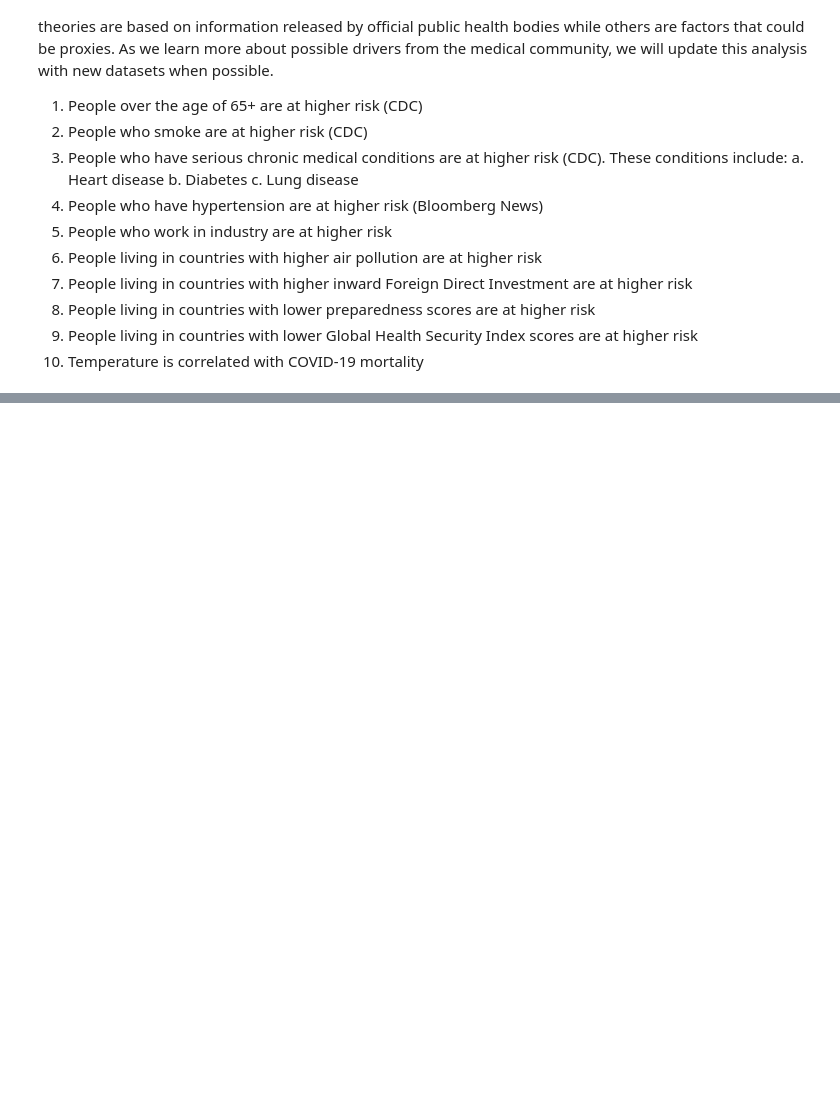
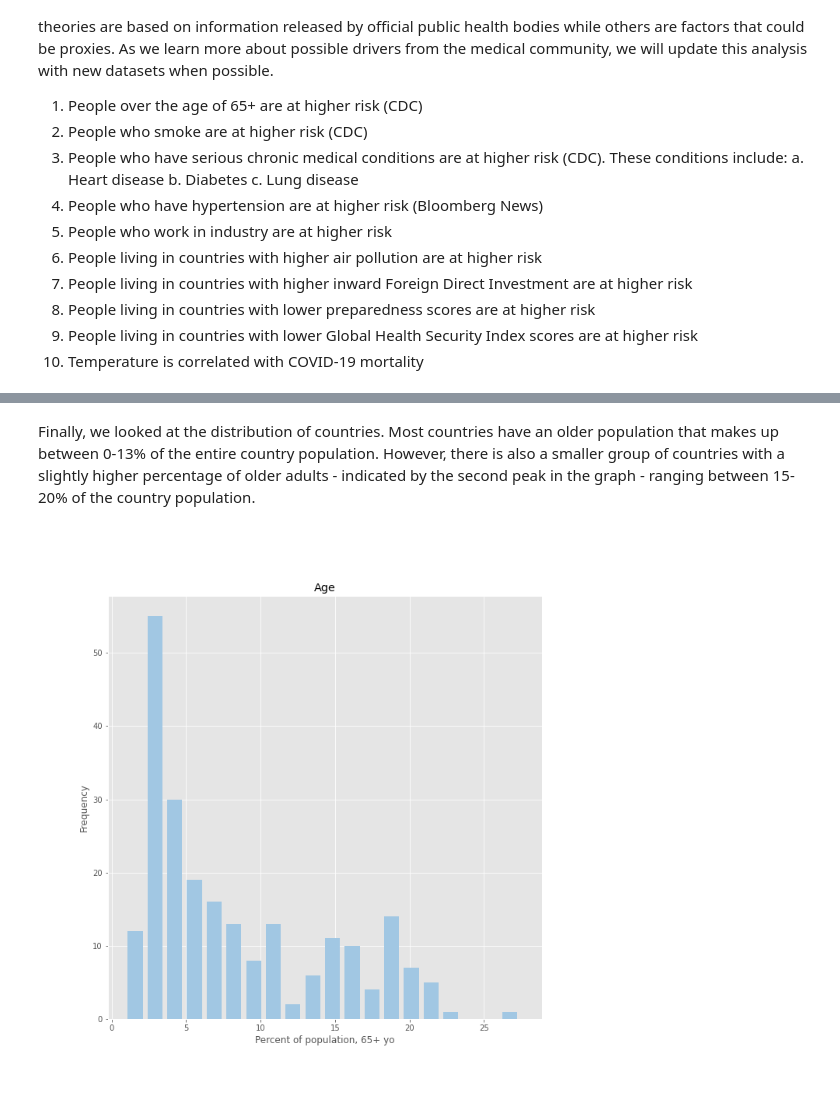
Before and after one commit to dai-ictgeo/covid_19_part_1, a Jupyter notebook: covid_19_p1.ipynb, the cells around one changed output, grey strips where cells are left out. Cells and saved outputs as stored; diff of their text form; code cells hidden in the pictures; blank space fills up the shorter version.

```diff
--- a/covid_19_p1.ipynb
+++ b/covid_19_p1.ipynb
@@ -96,0 +155,6 @@ Total Trade w USA(2017)
+# %% [markdown]
+Finally, we looked at the distribution of countries. Most countries have an older population that makes up between 0-13% of the entire country population. However, there is also a smaller group of countries with a slightly higher percentage of older adults - indicated by the second peak in the graph - ranging between 15-20% of the country population.
+# %%
+Image('pop_over_65_hist.png')
+# %% [output]
+[figure, added]
```
Also changed, not shown: parts of 15 cells of this notebook, 3 other files.
